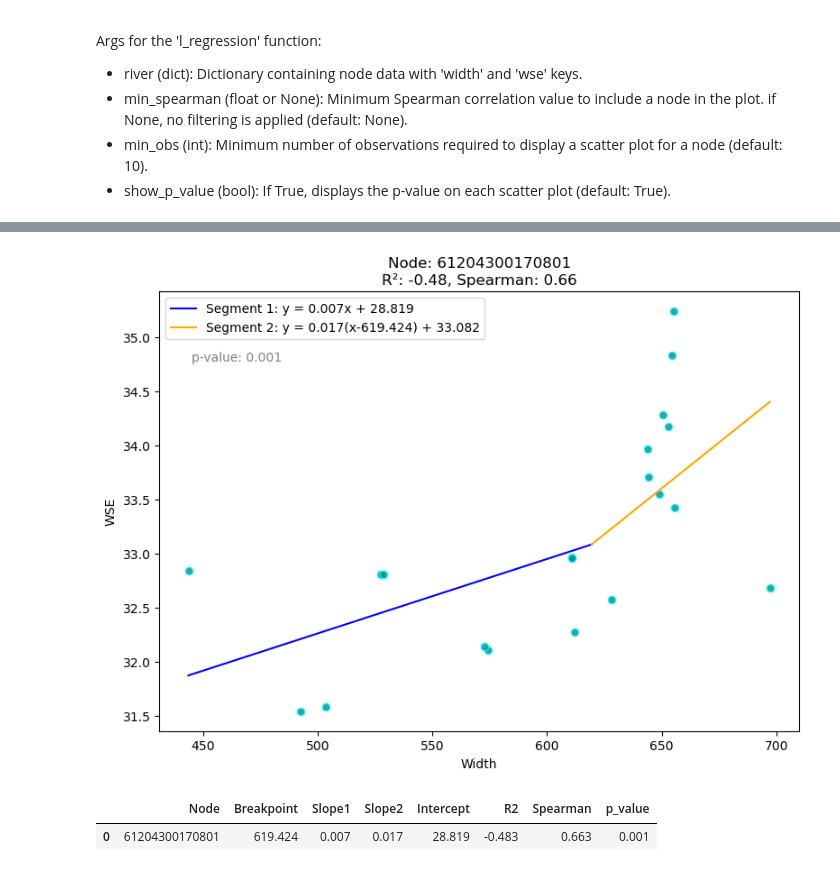
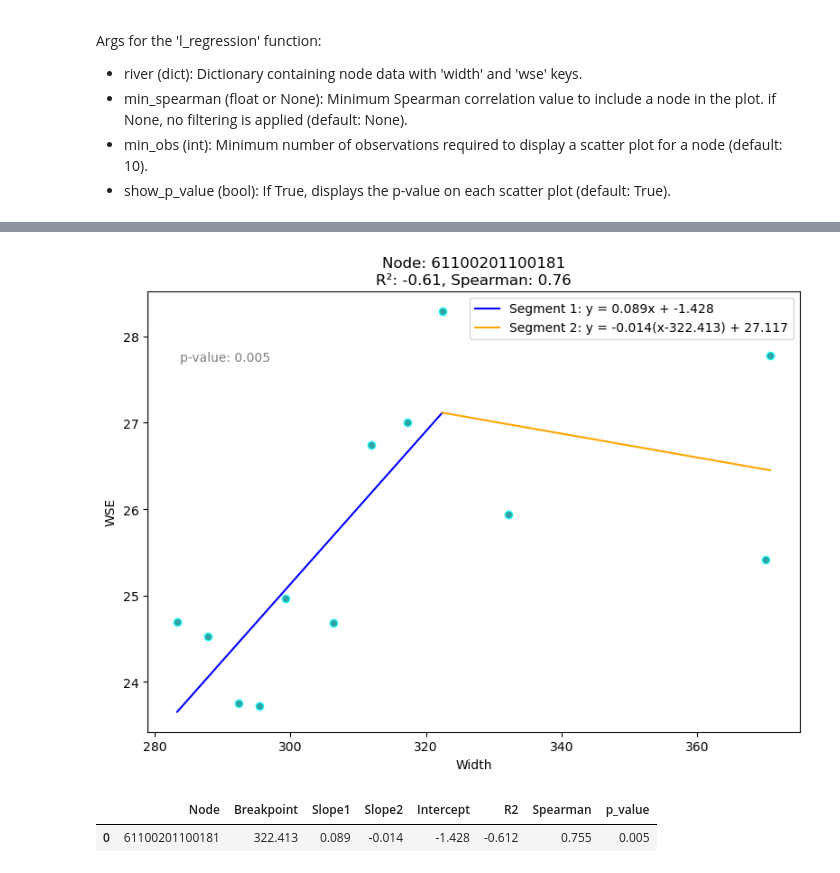
Before and after one commit to jdavecas/Hipsometric-curves, a Jupyter notebook: Regressions.ipynb, the cells around one changed output, grey strips where cells are left out. Saved outputs shown, nothing was run; the diff lists cells and outputs as text; code cells hidden in the pictures.

```diff
--- a/Regressions.ipynb
+++ b/Regressions.ipynb
@@ -52,7 +56,7 @@ l_regression_node(River_dict, node_id='61204500020291', min_spearman=None, min_o
 # %%
-pw_l_regression_node(River_dict, node_id='61204300170801')
+pw_l_regression_node(River_dict, node_id='61100201100181')
 # %% [output]
-[figure, old version]
+[figure, new version]
 |  | Node | Breakpoint | Slope1 | Slope2 | Intercept | R2 | Spearman | p_value |
-| 0 | 61204300170801 | 619.424 | 0.007 | 0.017 | 28.819 | -0.483 | 0.663 | 0.001 |
+| 0 | 61100201100181 | 322.413 | 0.089 | -0.014 | -1.428 | -0.612 | 0.755 | 0.005 |
 # %%
```
Also changed, not shown: parts of 4 cells of this notebook.
